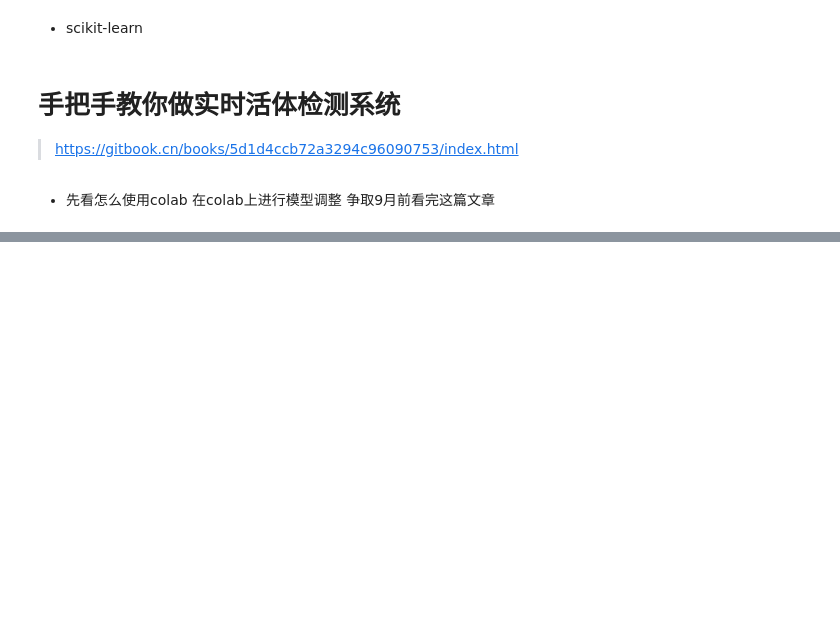
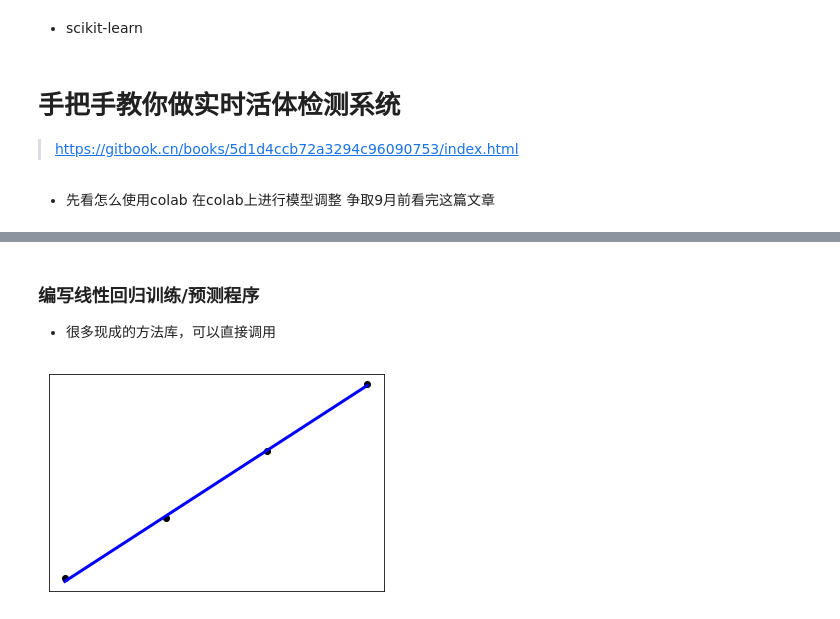
Before and after one commit to ccloveak/Reading-Notes, a Jupyter notebook: gitchat总结.ipynb, the cells around one changed output, grey strips where cells are left out. Drawn from its saved outputs; the diff is of its cells as text; code cells hidden in the pictures; blank space fills up the shorter version.

```diff
--- a/gitchat总结.ipynb
+++ b/gitchat总结.ipynb
@@ -72,0 +477,41 @@
+# %% [markdown]
+### 编写线性回归训练/预测程序
+*   很多现成的方法库，可以直接调用
+# %%
+import matplotlib.pyplot as plt
+import numpy as np
+from sklearn import datasets, linear_model
+from sklearn.metrics import mean_squared_error, r2_score
+
+experiences = np.array([0,1,2,3,4,5,6,7,8,9,10])
+salaries = np.array([103100, 104900, 106800, 108700, 110400, 112300, 114200, 116100, 117800, 119700, 121600])
+
+    # 将特征数据集分为训练集和测试集，除了最后 4 个作为测试用例，其他都用于训练
+X_train = experiences[:7]
+X_train = X_train.reshape(-1,1)
+X_test = experiences[7:]
+X_test = X_test.reshape(-1,1)
+
+    # 把目标数据（特征对应的真实值）也分为训练集和测试集
+y_train = salaries[:7]
+y_test = salaries[7:]
+
+    # 创建线性回归模型
+regr = linear_model.LinearRegression()
+
+    # 用训练集训练模型——看就这么简单，一行搞定训练过程
+regr.fit(X_train, y_train)
+
+    # 用训练得出的模型进行预测
+diabetes_y_pred = regr.predict(X_test)
+
+    # 将测试结果以图标的方式显示出来
+plt.scatter(X_test, y_test,  color='black')
+plt.plot(X_test, diabetes_y_pred, color='blue', linewidth=3)
+
+plt.xticks(())
+plt.yticks(())
+
+plt.show()
+# %% [output]
+[figure, added]
```
Also changed, not shown: parts of 87 cells of this notebook.
